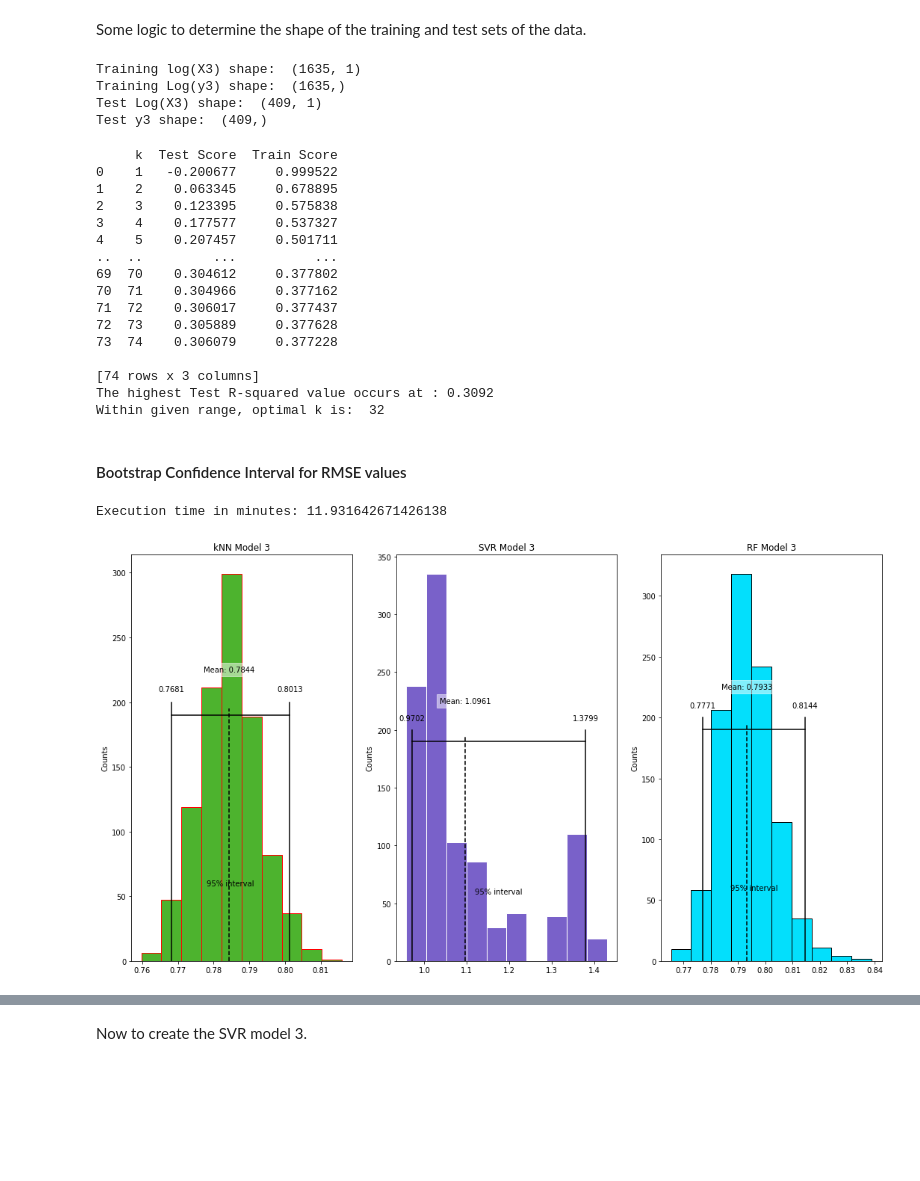
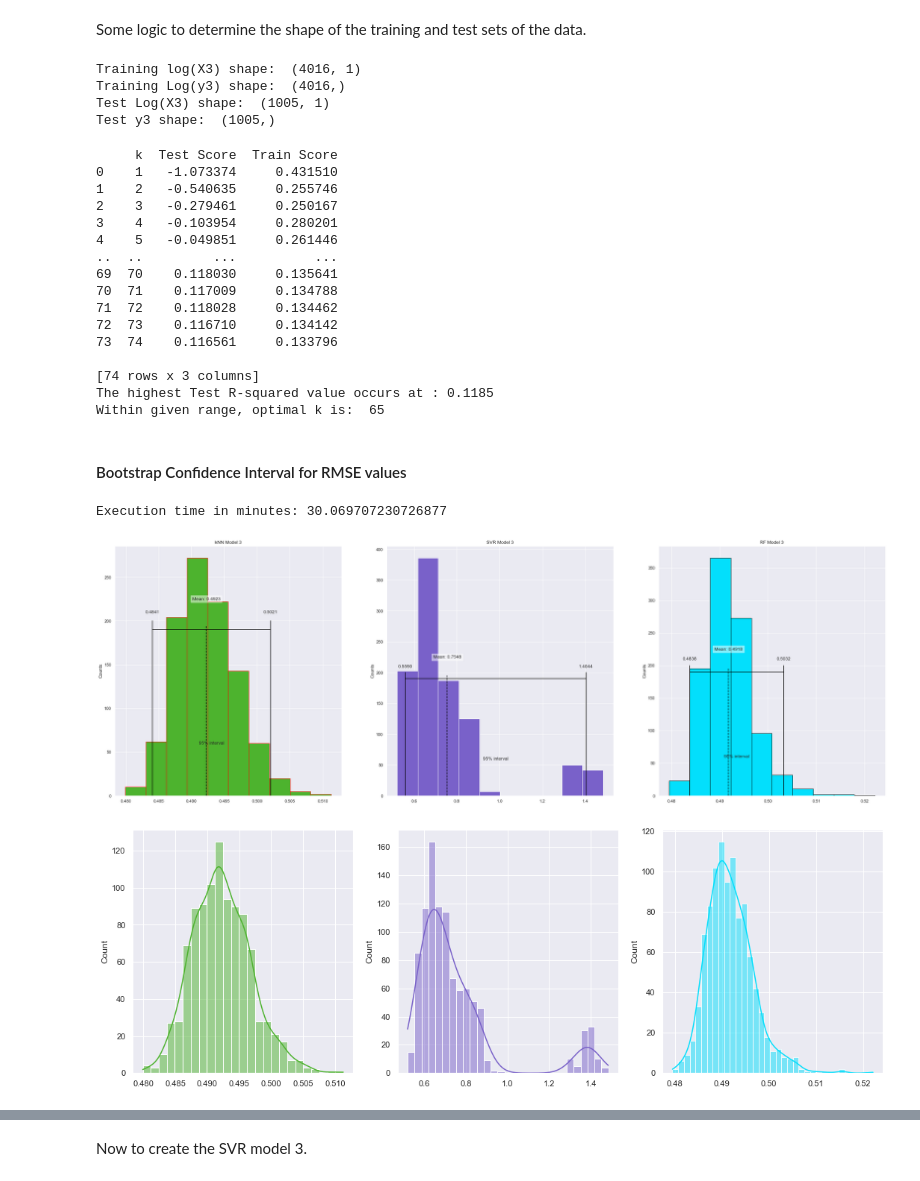
Before and after one commit to jbravo87/blog-projects, a Jupyter notebook: exoplanet_data_notebook.ipynb, the cells around one changed output, grey strips where cells are left out. Drawn from its saved outputs; the diff is of its cells as text; code cells hidden in the pictures; blank space fills up the shorter version.

```diff
--- a/exoplanet_data_notebook.ipynb
+++ b/exoplanet_data_notebook.ipynb
@@ -27,6 +27,8 @@ from scipy import stats
 from math import sqrt
 from scipy.stats import wilcoxon
 from scipy.stats import spearmanr
+import seaborn as sns
+sns.set(style="darkgrid")
 # %%
 # Assign path of data to a variable.
 # Initiate first data frame with raw data.
@@ -390,10 +394,10 @@ def ci_bootstrap(df, model):
 start_time_1 = time.time()
 
 df2 = pd.concat([np.log10(orbper), eccen], axis=1)
-metrics1_1 = ci_bootstrap(df2, KNeighborsRegressor(n_neighbors = 64))
+metrics1_1 = ci_bootstrap(df2, KNeighborsRegressor(n_neighbors = 74))
 
 # Plotting Logic
-fig1_2, ax1_2 = plt.subplots(1, 3, figsize = (18, 10))
+fig1_2, ax1_2 = plt.subplots(3, 1, figsize = (8, 16))
 #fig1_2.suptitle('Bootstrap Performance Metrics - Case 1')
 
 # Confidence Interval
@@ -459,9 +463,9 @@ ax1_2[2].set_title('RF Model 1')
 
 for ax in ax1_2.flat:
     ax.set(ylabel = 'Counts')
-    #ax.set(xlabel = 'RMSE eccentricity (unitless)')
+    ax.set(xlabel = 'RMSE eccentricity (unitless)')
 
-plt.savefig('bootstrap_rmse_1.png',dpi=600)
+plt.savefig('bootstrap_rmse_1.png',dpi=800)
 
 execution_time_1 = (time.time() - start_time_1)
 print('Execution time in minutes: ' + str(execution_time_1/60))
@@ -906,10 +921,10 @@ Within given range, optimal k is:  40
 start_time_2 = time.time()
 
 df3 = pd.concat([np.log10(mass), temp], axis=1)
-metrics2_1 = ci_bootstrap(df3, KNeighborsRegressor(n_neighbors = 40))
+metrics2_1 = ci_bootstrap(df3, KNeighborsRegressor(n_neighbors = 35))
 
 # Plotting Logic
-fig2_2, ax2_2 = plt.subplots(1, 3, figsize = (18, 10))
+fig2_2, ax2_2 = plt.subplots(1, 3, figsize = (36, 12))
 #fig1_2.suptitle('Bootstrap Performance Metrics - Case 1')
 
 # Confidence Interval
@@ -977,7 +992,7 @@ for ax in ax2_2.flat:
     ax.set(ylabel = 'Counts')
     #ax.set(xlabel = 'RMSE eccentricity (unitless)')
 
-plt.savefig('bootstrap_rmse_2.png',dpi=600)
+plt.savefig('bootstrap_rmse_2.png',dpi=800)
 execution_time_2 = (time.time() - start_time_2)
 print('Execution time in minutes: ' + str(execution_time_2/60))
 # %% [output]
@@ -1214,8 +1256,8 @@ df4
 32516 rows × 3 columns
 # %%
 df4 = df4.rename(columns={'pl_name':'planetname', 'pl_bmassj':'mass', 'pl_orbper':'orbit period'})
-df4 = df4.dropna()
-#df4 = df4.fillna(df4.median(numeric_only=True))
+#df4 = df4.dropna()
+df4 = df4.fillna(df4.median(numeric_only=True))
 df4
 # %% [output]
 |  | planetname | mass | orbit period |
@@ -1363,10 +1405,10 @@ print('Training Log(y3) shape: ', y3_train_log.shape)
 print('Test Log(X3) shape: ', X3_test_log.shape)
 print('Test y3 shape: ', y3_test.shape)
 # %% [output]
-Training log(X3) shape:  (1635, 1)
-Training Log(y3) shape:  (1635,)
-Test Log(X3) shape:  (409, 1)
-Test y3 shape:  (409,)
+Training log(X3) shape:  (4016, 1)
+Training Log(y3) shape:  (4016,)
+Test Log(X3) shape:  (1005, 1)
+Test y3 shape:  (1005,)
 # %%
 # kNN R-squared accuracy
 knn_r_acc_3 = []
@@ -1382,31 +1424,31 @@ print('The highest Test R-squared value occurs at : %.4f' % outcomes_3.iloc[:,1]
 print('Within given range, optimal k is: ', outcomes_3.loc[outcomes_3['Test Score'] == outcomes_3.iloc[:,1].max(), 'k'].iloc[0])
 # %% [output]
      k  Test Score  Train Score
-0    1   -0.200677     0.999522
-1    2    0.063345     0.678895
-2    3    0.123395     0.575838
-3    4    0.177577     0.537327
-4    5    0.207457     0.501711
+0    1   -1.073374     0.431510
+1    2   -0.540635     0.255746
+2    3   -0.279461     0.250167
+3    4   -0.103954     0.280201
+4    5   -0.049851     0.261446
 ..  ..         ...          ...
-69  70    0.304612     0.377802
-70  71    0.304966     0.377162
-71  72    0.306017     0.377437
-72  73    0.305889     0.377628
-73  74    0.306079     0.377228
+69  70    0.118030     0.135641
+70  71    0.117009     0.134788
+71  72    0.118028     0.134462
+72  73    0.116710     0.134142
+73  74    0.116561     0.133796
 
 [74 rows x 3 columns]
-The highest Test R-squared value occurs at : 0.3092
-Within given range, optimal k is:  32
+The highest Test R-squared value occurs at : 0.1185
+Within given range, optimal k is:  65
 # %% [markdown]
 #### Bootstrap Confidence Interval for RMSE values
 # %%
 start_time_3 = time.time()
 
 df4 = pd.concat([orbper2_log, mass2_log], axis=1)
-metrics3_1 = ci_bootstrap(df4, KNeighborsRegressor(n_neighbors = 32))
+metrics3_1 = ci_bootstrap(df4, KNeighborsRegressor(n_neighbors = 65))
 
 # Plotting Logic
-fig3_2, ax3_2 = plt.subplots(1, 3, figsize = (18, 10))
+fig3_2, ax3_2 = plt.subplots(1, 3, figsize = (36, 12))
 #fig1_2.suptitle('Bootstrap Performance Metrics - Case 1')
 
 # Confidence Interval
@@ -1450,34 +1492,45 @@ ax3_2[1].text(mean_svr_model_3, 225, f'Mean: {mean_svr_model_3:.4f}',
         horizontalalignment='center', verticalalignment='center')
 ax3_2[1].set_title('SVR Model 3')
 
 # Now for the Random Forest model
 metrics3_3 = ci_bootstrap(df4, RandomForestRegressor(max_depth=2))
 confidence_interval3_3 = list(metrics3_3.quantile([0.025, 0.975]))
 
 ax3_2[2].hist(metrics3_3, color='#03dffc', edgecolor = "black")
 ax3_2[2].plot(confidence_interval3_3, [190, 190], color='black')
 for x3 in confidence_interval3_3:
     ax3_2[2].plot([x3, x3], [0, 200], color='black')
     ax3_2[2].text(x3, 210, f'{x3:.4f}',
             horizontalalignment='center', verticalalignment='center')
 ax3_2[2].text(sum(confidence_interval3_3) / 2, 60, '95% interval',
         horizontalalignment='center', verticalalignment='center')
 
 mean_rf_model_3 = metrics3_3.mean()
 ax3_2[2].plot([mean_rf_model_3, mean_rf_model_3], [0, 195], color='black', linestyle='--')
 ax3_2[2].text(mean_rf_model_3, 225, f'Mean: {mean_rf_model_3:.4f}',
       bbox=dict(facecolor='white', edgecolor='white', alpha=0.5),
        horizontalalignment='center', verticalalignment='center')
 ax3_2[2].set_title('RF Model 3')
 
 for ax in ax3_2.flat:
     ax.set(ylabel = 'Counts')
     #ax.set(xlabel = 'RMSE eccentricity (unitless)')
 
-plt.savefig('bootstrap_rmse_3.png',dpi=600)
+plt.savefig('bootstrap_rmse_3.png',dpi=800)
 execution_time_3 = (time.time() - start_time_3)
 print('Execution time in minutes: ' + str(execution_time_3/60))
 # %% [output]
-Execution time in minutes: 11.931642671426138
+Execution time in minutes: 30.069707230726877
-[figure, old version]
+[figure, new version]
+# %%
+fig_knn3, axs_3 = plt.subplots(1, 3, figsize = (18, 6))
+
+sns.histplot(metrics3_1, kde=True, color="#4db32e", ax=axs_3[0])
+sns.histplot(metrics3_2, kde=True, color="#7961c9", ax=axs_3[1])
+sns.histplot(metrics3_3, kde=True, color="#03dffc", ax=axs_3[2])
+
+plt.savefig('sns_example3.png')
+plt.show()
+# %% [output]
+[figure, added]
 # %%
```
Also changed, not shown: parts of 67 cells of this notebook.
